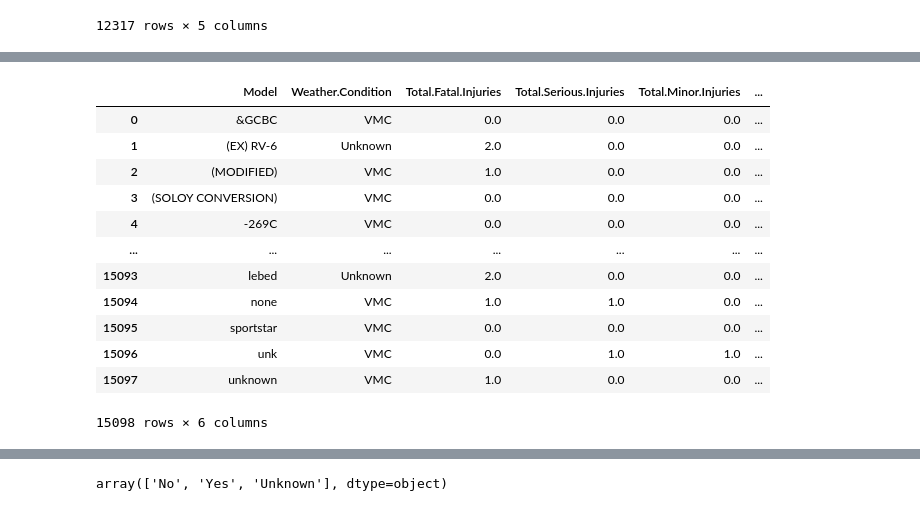
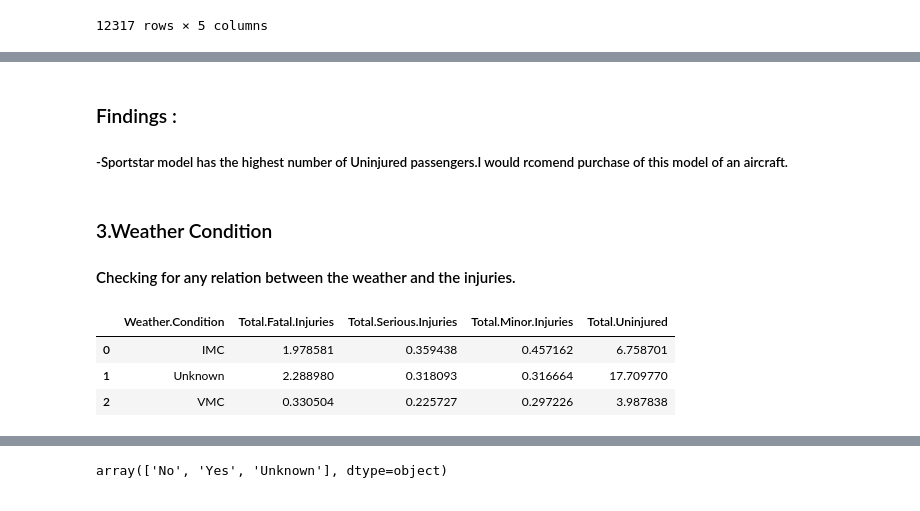
Before and after one commit to nyange21/dsc-phase-1-project-v3, a Jupyter notebook: student.ipynb, the cells around one changed output, grey strips where cells are left out. Cells and saved outputs as stored; diff of their text form; code cells hidden in the pictures.

```diff
--- a/student.ipynb
+++ b/student.ipynb
@@ -147,3 +147,9 @@ Broad.phase.of.flight     27165
 Report.Status              6381
 Publication.Date          15230
 dtype: int64
+# %%
+
+df['Aircraft.Category'].dropna(inplace=True)
+df['Aircraft.Category'].replace('UNK','Unknown', inplace = True)
+df['Aircraft.Category'].replace('Unk','Unknown', inplace = True)
+df['Aircraft.Category'].unique()
@@ -150,7 +160,8 @@ dtype: int64
 # %%
 # Droping columns with High number of missing values
-columns_to_drop= ['Latitude','Longitude','Airport.Code','Airport.Name','Aircraft.Category','FAR.Description','Schedule','Air.carrier','Broad.phase.of.flight']
+columns_to_drop= ['Latitude','Longitude','Airport.Code','Airport.Name','FAR.Description','Schedule','Air.carrier','Broad.phase.of.flight']
 df=df.drop(columns=columns_to_drop )
+
 df
 # %% [output]
 |  | Event.Id | Investigation.Type | Accident.Number | Event.Date | Location | Country | Injury.Severity | ... |
@@ -227,7 +238,7 @@ df['Event.Id'].nunique()
 87951
 # %%
 # Dropping unnecessary columns
-Drop_columns=['Publication.Date','Report.Status','Registration.Number','Location','Country','Event.Id']
+Drop_columns=['Publication.Date','Report.Status','Registration.Number','Location','Event.Id']
 df=df.drop(columns=Drop_columns)
 # %%
 df.shape
@@ -420,27 +475,24 @@ model_group
+# %% [markdown]
+### Findings :
+##### -Sportstar model has the highest number of Uninjured passengers.I would rcomend purchase of this model of an aircraft.
+# %% [markdown]
+### 3.Weather Condition
+#### Checking for any relation between the weather and the injuries.
 # %%
 # Replacing unk and UNK TO UNKNOWN
 df['Weather.Condition'].replace('UNK','Unknown', inplace = True)
 df['Weather.Condition'].replace('Unk','Unknown', inplace = True)
 # %%
 # Knowing how the weather impacted the casualties in each aircraft mode.
-model_group = df.groupby(by=['Model','Weather.Condition']).agg({
+Weather_group = df.groupby(by=['Weather.Condition']).agg({
     'Total.Fatal.Injuries': 'mean',
     'Total.Serious.Injuries': 'mean',
     'Total.Minor.Injuries': 'mean',
     'Total.Uninjured': 'mean'
 }).reset_index()
-model_group
+Weather_group
 # %% [output]
-|  | Model | Weather.Condition | Total.Fatal.Injuries | Total.Serious.Injuries | Total.Minor.Injuries | ... |
-| 0 | &GCBC | VMC | 0.0 | 0.0 | 0.0 | ... |
-| 1 | (EX) RV-6 | Unknown | 2.0 | 0.0 | 0.0 | ... |
-| 2 | (MODIFIED) | VMC | 1.0 | 0.0 | 0.0 | ... |
-| 3 | (SOLOY CONVERSION) | VMC | 0.0 | 0.0 | 0.0 | ... |
-| 4 | -269C | VMC | 0.0 | 0.0 | 0.0 | ... |
-| ... | ... | ... | ... | ... | ... | ... |
-| 15093 | lebed | Unknown | 2.0 | 0.0 | 0.0 | ... |
-| 15094 | none | VMC | 1.0 | 1.0 | 0.0 | ... |
-| 15095 | sportstar | VMC | 0.0 | 0.0 | 0.0 | ... |
-| 15096 | unk | VMC | 0.0 | 1.0 | 1.0 | ... |
-| 15097 | unknown | VMC | 1.0 | 0.0 | 0.0 | ... |
+|  | Weather.Condition | Total.Fatal.Injuries | Total.Serious.Injuries | Total.Minor.Injuries | Total.Uninjured |
+| 0 | IMC | 1.978581 | 0.359438 | 0.457162 | 6.758701 |
+| 1 | Unknown | 2.288980 | 0.318093 | 0.316664 | 17.709770 |
+| 2 | VMC | 0.330504 | 0.225727 | 0.297226 | 3.987838 |
-15098 rows × 6 columns
```
Also changed, not shown: parts of 40 cells of this notebook.
